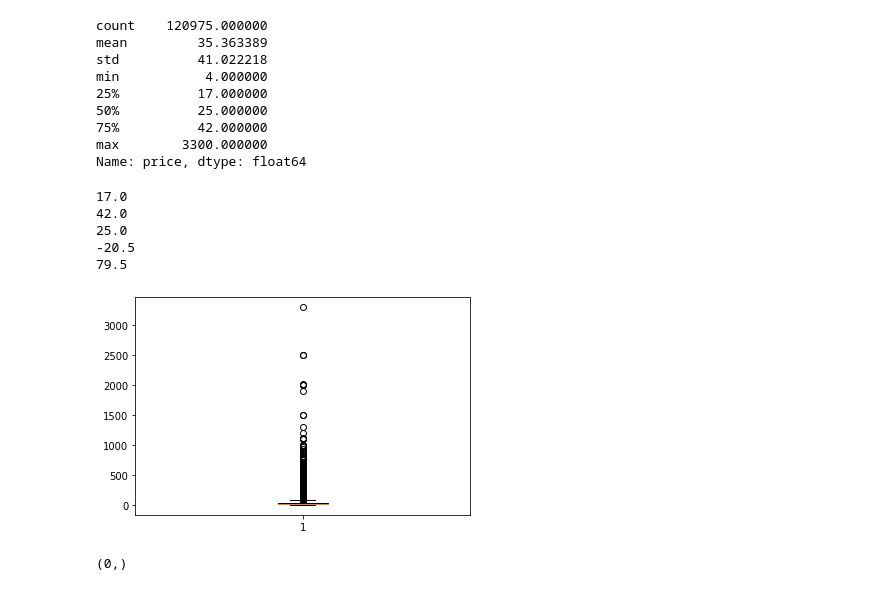
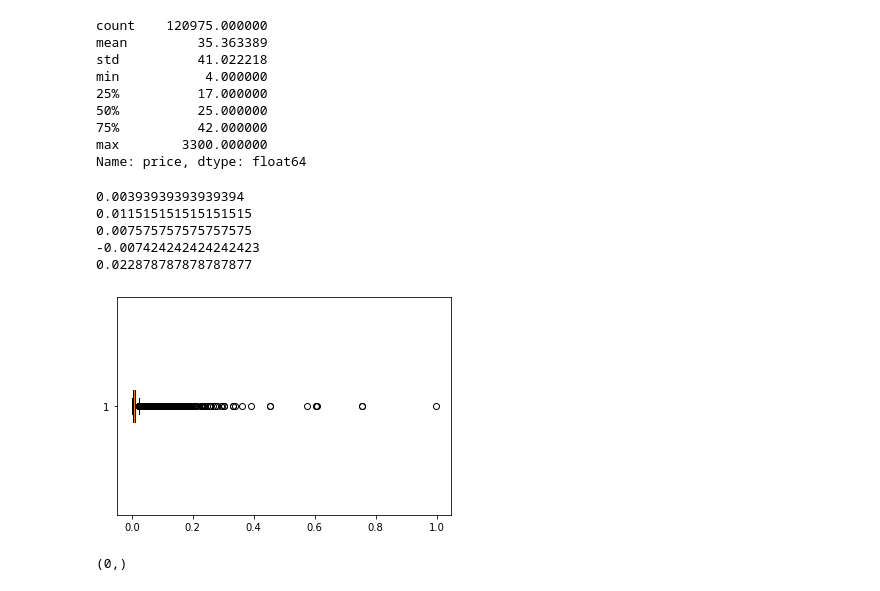
Before and after one commit to gabubellon/xp-ds-joi-2019, a Jupyter notebook: semana07/01.semana07.ipynb, the cells around one changed output. Cells and saved outputs as stored; diff of their text form; code cells hidden in the pictures.

```diff
--- a/semana07/01.semana07.ipynb
+++ b/semana07/01.semana07.ipynb
@@ -283,6 +328,8 @@ max        3300.000000
 Name: price, dtype: float64
 # %%
 price = wine_df.price
+
+price = (price - price.min())/price.max()
 Q1= (price.quantile(0.25))
 Q3 = (price.quantile(0.75))
 IQR = (Q3 - Q1)
@@ -294,16 +341,16 @@ print(IQR)
 print(down)
 print(up)
 # %% [output]
-17.0
-42.0
-25.0
--20.5
-79.5
+0.00393939393939394
+0.011515151515151515
+0.007575757575757575
+-0.007424242424242423
+0.022878787878787877
 # %%
-plt.boxplot(price.dropna())
+plt.boxplot(price.dropna(),vert=False)
 plt.show()
 # %% [output]
-[figure, old version]
+[figure, new version]
 # %%
 price[(price < down)].shape
 # %% [output]
```
Also changed, not shown: parts of 39 cells of this notebook.
